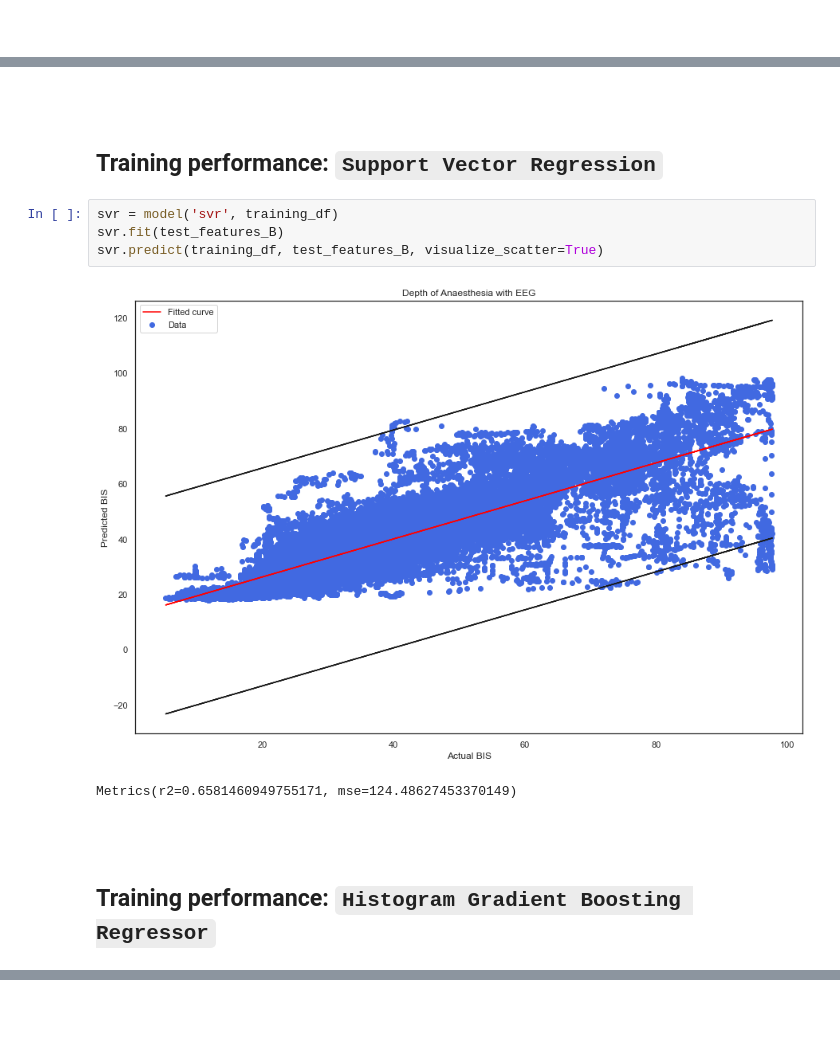
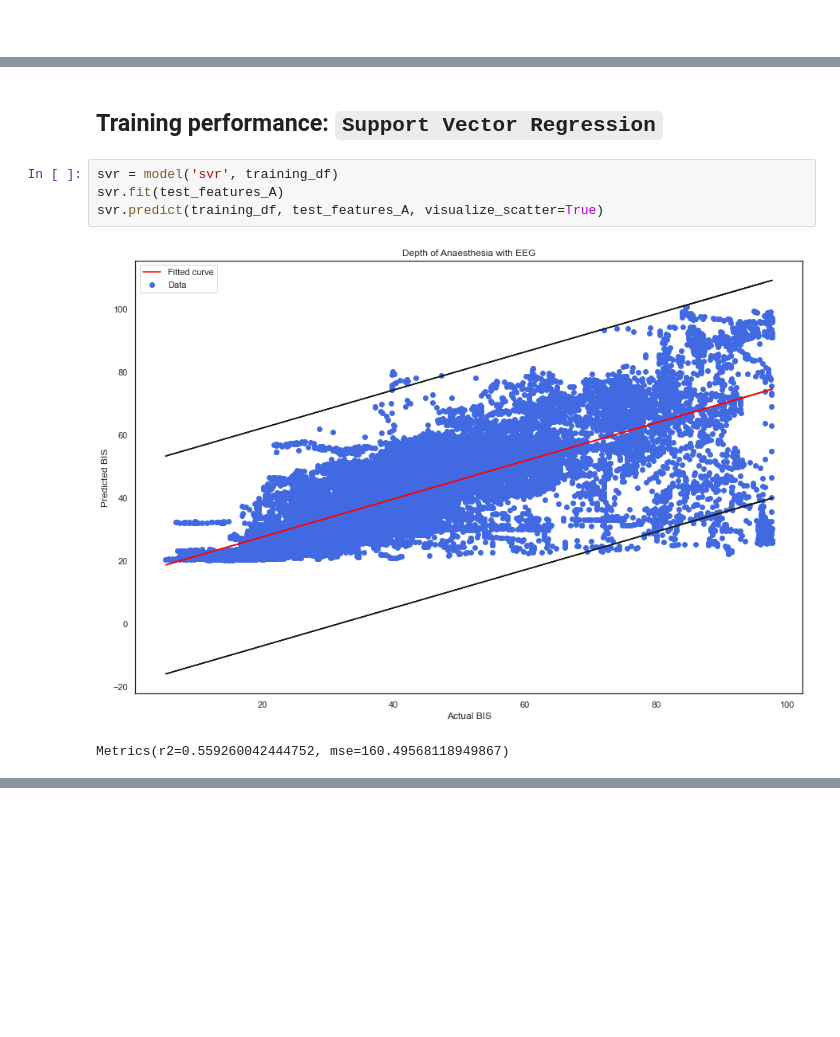
Before and after one commit to RashidCodes/EEG-Analysis, a Jupyter notebook: Research Methodology.ipynb, the cells around one changed output, grey strips where cells are left out. Drawn from its saved outputs; the diff is of its cells as text; blank space fills up the shorter version.

```diff
--- a/Research Methodology.ipynb
+++ b/Research Methodology.ipynb
@@ -800,15 +780,9 @@ Metrics(r2=0.9673962581881452, mse=11.872669272933429)
-# %% [markdown]
-<br/>
 # %% [markdown]
 ## Training performance: <code>Support Vector Regression</code>
 # %%
 svr = model('svr', training_df)
-svr.fit(test_features_B)
-svr.predict(training_df, test_features_B, visualize_scatter=True)
+svr.fit(test_features_A)
+svr.predict(training_df, test_features_A, visualize_scatter=True)
 # %% [output]
-[figure, old version]
+[figure, new version]
-Metrics(r2=0.6581460949755171, mse=124.48627453370149)
+Metrics(r2=0.559260042444752, mse=160.49568118949867)
-# %% [markdown]
-<br/>
-# %% [markdown]
-## Training performance: <code>Histogram Gradient Boosting Regressor</code>
```
Also changed, not shown: parts of 17 cells of this notebook.
